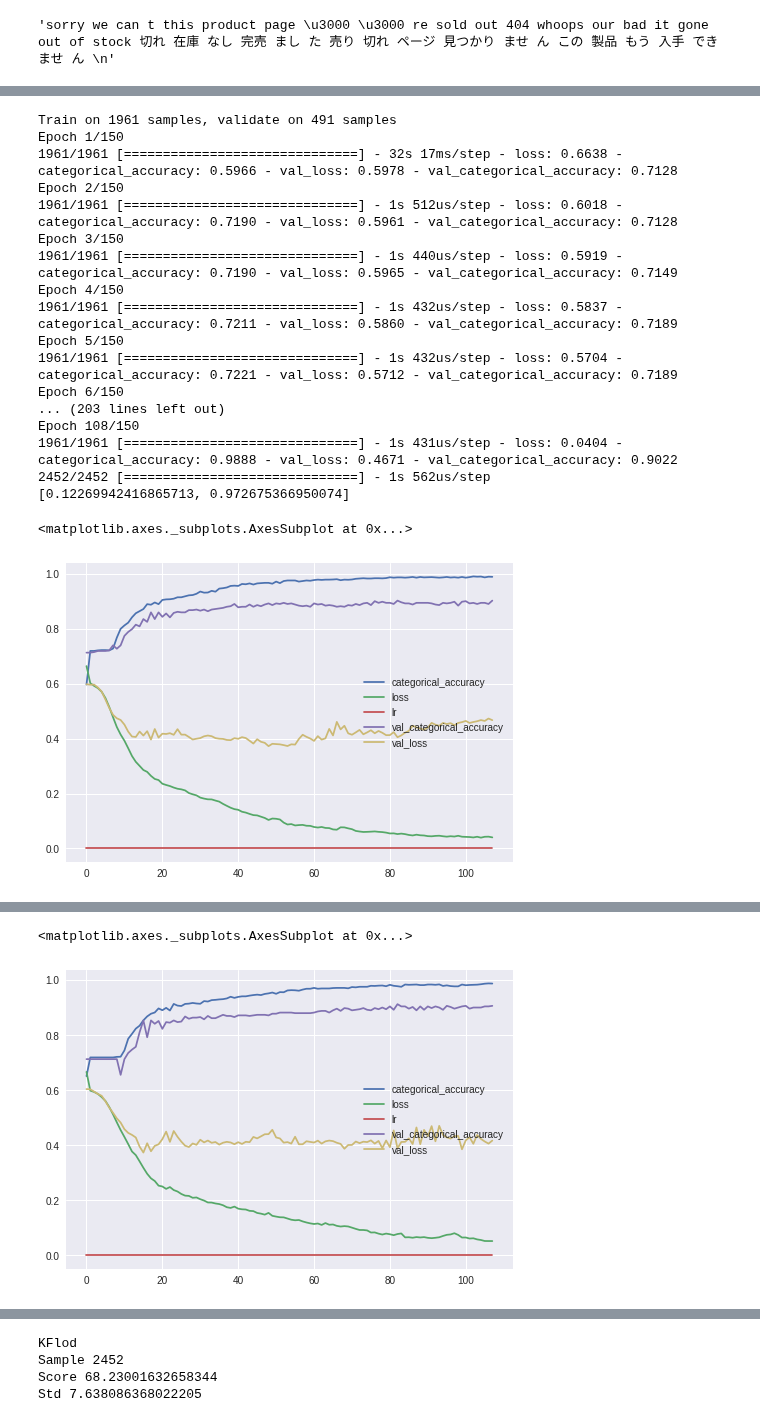
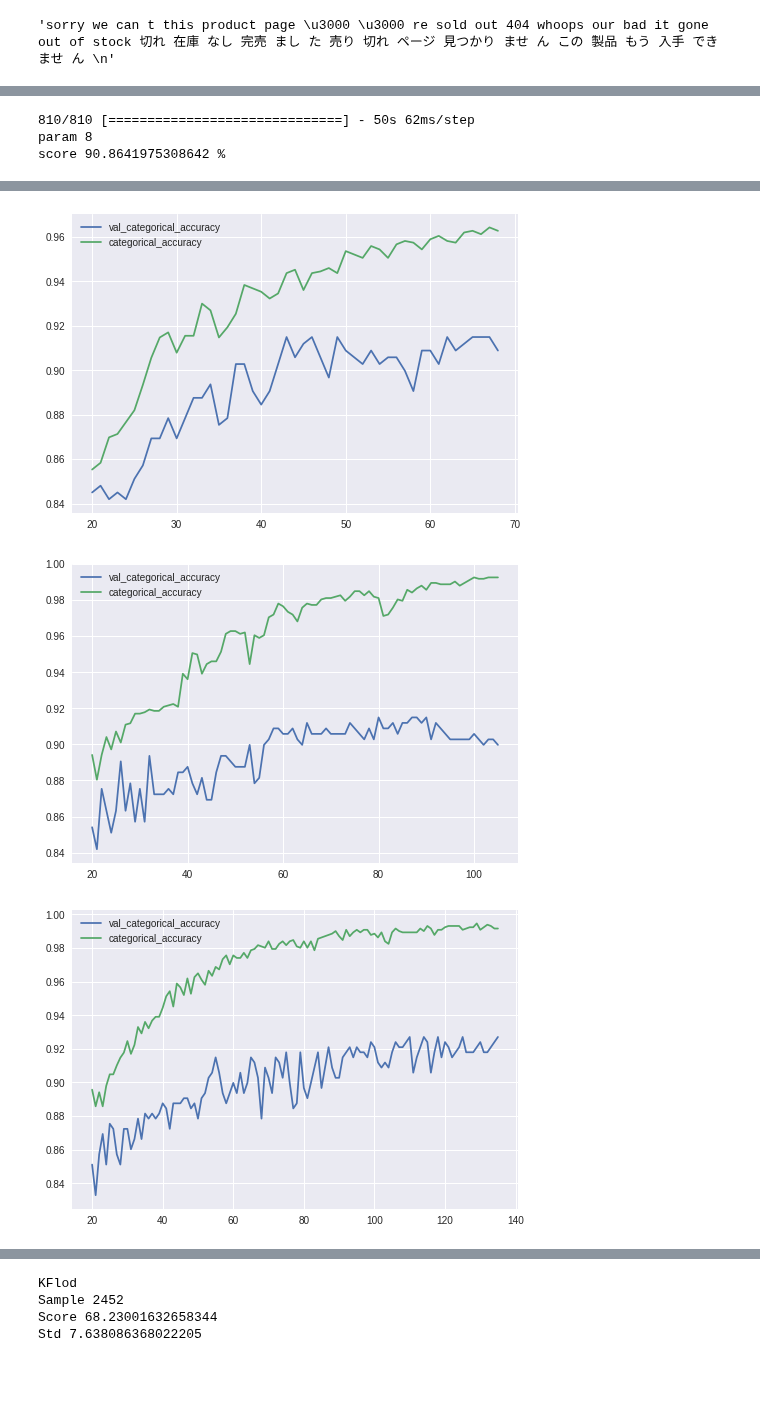
Before and after one commit to sleepless-se/0Colab, a Jupyter notebook: page_satus_conv1d_rnn.ipynb, the cells around one changed output, grey strips where cells are left out. Cells and saved outputs as stored; diff of their text form; code cells hidden in the pictures; blank space fills up the shorter version.

```diff
--- a/page_satus_conv1d_rnn.ipynb
+++ b/page_satus_conv1d_rnn.ipynb
@@ -201,7 +201,8 @@ def get_model(param):
   conv_layer = layers.Dropout(0.25)(conv_layer)
   conv_layer = layers.Conv1D(128, 6, activation='relu')(conv_layer)
 #   rnn_layer = layers.Bidirectional(layers.LSTM(2, return_sequences=True,dropout=0.4, kernel_initializer='Orthogonal'))(conv_layer)
-  rnn_layer = layers.Bidirectional(layers.CuDNNLSTM(2, return_sequences=True, kernel_initializer='Orthogonal'))(conv_layer)
+  rnn_layer = layers.Bidirectional(layers.CuDNNLSTM(8, return_sequences=True, kernel_initializer='Orthogonal'))(conv_layer)
+  rnn_layer = layers.Bidirectional(layers.CuDNNLSTM(4, return_sequences=True, kernel_initializer='Orthogonal'))(rnn_layer)
 
   rnn_layer = layers.Flatten()(rnn_layer)
 #   conv_layer = layers.SimpleRNN(2,recurrent_dropout=0.3)(conv_layer)
@@ -213,7 +214,7 @@ def get_model(param):
   model.compile(loss='categorical_crossentropy',optimizer ='adam',metrics=['categorical_accuracy'])
   return model
 
-get_model(0.2).summary()
+get_model(16).summary()
 # %% [output]
 _________________________________________________________________
 Layer (type)                 Output Shape              Param #
@@ -243,24 +244,20 @@ early_stopping = EarlyStopping(monitor='val_categorical_accuracy', patience=25)
 
 # save best score
 filepath = base_dir+"weights.best.h5"
-checkpoint = ModelCheckpoint(filepath, monitor='val_categorical_accuracy', verbose=0, save_best_only=True, mode='max')
+checkpoint = ModelCheckpoint(filepath, monitor='val_categorical_accuracy', verbose=1, save_best_only=True, mode='max')
 
 
 # TensorBoard
-tsb = TensorBoard(log_dir=base_dir+'logs')
+# tsb = TensorBoard(log_dir=base_dir+'logs')
 
 # reduce
 reduce = ReduceLROnPlateau(monitor='val_loss', factor=0.2, patience=3, min_lr=0.01)
-callbacks_list = [checkpoint,early_stopping,reduce,tsb]
+callbacks_list = [checkpoint,early_stopping,reduce]
 
-train_data = X_seq[:2000]
-
-model = get_model(0.4)
-history = model.fit(X_train, y_train, validation_split=0.2,verbose=1,epochs=EPOCHS,batch_size=BATCH_SIZE,callbacks=callbacks_list)
-score = model.evaluate(X_train, y_train)
-print(score)
-history = pd.DataFrame(history.history)
-history.plot()
+# model = get_model(0.4)
+# history = model.fit(X_train, y_train, validation_split=0.2,verbose=1,epochs=EPOCHS,batch_size=BATCH_SIZE,callbacks=callbacks_list)
+# history_df = pd.DataFrame(history.history)
+# history_df.plot()
 # scores = []
 # historys = []
 # kf = KFold(n_splits=4, random_state=None, shuffle=False)
@@ -273,32 +270,23 @@ history.plot()
 #   score = model.evaluate(test_data,y[test_index])
 #   print(score)
 #   scores.append(score)
-# %% [output]
-Train on 1961 samples, validate on 491 samples
-Epoch 1/150
-1961/1961 [==============================] - 32s 17ms/step - loss: 0.6638 - categorical_accuracy: 0.5966 - val_loss: 0.5978 - val_categorical_accuracy: 0.7128
-Epoch 2/150
-1961/1961 [==============================] - 1s 512us/step - loss: 0.6018 - categorical_accuracy: 0.7190 - val_loss: 0.5961 - val_categorical_accuracy: 0.7128
-Epoch 3/150
-1961/1961 [==============================] - 1s 440us/step - loss: 0.5919 - categorical_accuracy: 0.7190 - val_loss: 0.5965 - val_categorical_accuracy: 0.7149
-Epoch 4/150
-1961/1961 [==============================] - 1s 432us/step - loss: 0.5837 - categorical_accuracy: 0.7211 - val_loss: 0.5860 - val_categorical_accuracy: 0.7189
-Epoch 5/150
-1961/1961 [==============================] - 1s 432us/step - loss: 0.5704 - categorical_accuracy: 0.7221 - val_loss: 0.5712 - val_categorical_accuracy: 0.7189
-Epoch 6/150
-... (203 lines left out)
-Epoch 108/150
-1961/1961 [==============================] - 1s 431us/step - loss: 0.0404 - categorical_accuracy: 0.9888 - val_loss: 0.4671 - val_categorical_accuracy: 0.9022
-2452/2452 [==============================] - 1s 562us/step
-[0.12269942416865713, 0.972675366950074]
-<matplotlib.axes._subplots.AxesSubplot at 0x...>
-[figure, removed]
+# %%
+score = model.evaluate(X_test, y_test)
+print('param',param)
+print('score',score[1]*100,"%")
+# %% [output]
+810/810 [==============================] - 50s 62ms/step
+param 8
+score 90.8641975308642 %
 # %%
-params = []
-model = get_model(0.4)
-history = model.fit(train_data, y, validation_split=0.2,verbose=1,epochs=EPOCHS,batch_size=BATCH_SIZE,callbacks=callbacks_list)
-score = model.evaluate(train_data, y)
-print(score)
-history = pd.DataFrame(history.history)
-history.plot()
+params = [2,4,8,16,32,64]
+for param in params:
+  model = get_model(param)
+  history = model.fit(X_train, y_train,validation_split=0.2,verbose=0,epochs=EPOCHS,batch_size=BATCH_SIZE,callbacks=callbacks_list)
+  load_model = keras.models.load_model(filepath)
+  score = load_model.evaluate(X_test, y_test)
+  print('param',param)
+  print('score',score[1]*100,"%")
+  history_df = pd.DataFrame(history.history)
+  history_df[['val_categorical_accuracy','categorical_accuracy']][20:].plot()
 # %% [output]
@@ -322,2 +310,3 @@ Epoch 108/150
-<matplotlib.axes._subplots.AxesSubplot at 0x...>
-[figure, old version]
+[figure, new version]
+[figure, added]
+[figure, added]
```
Also changed, not shown: parts of 5 cells of this notebook.
